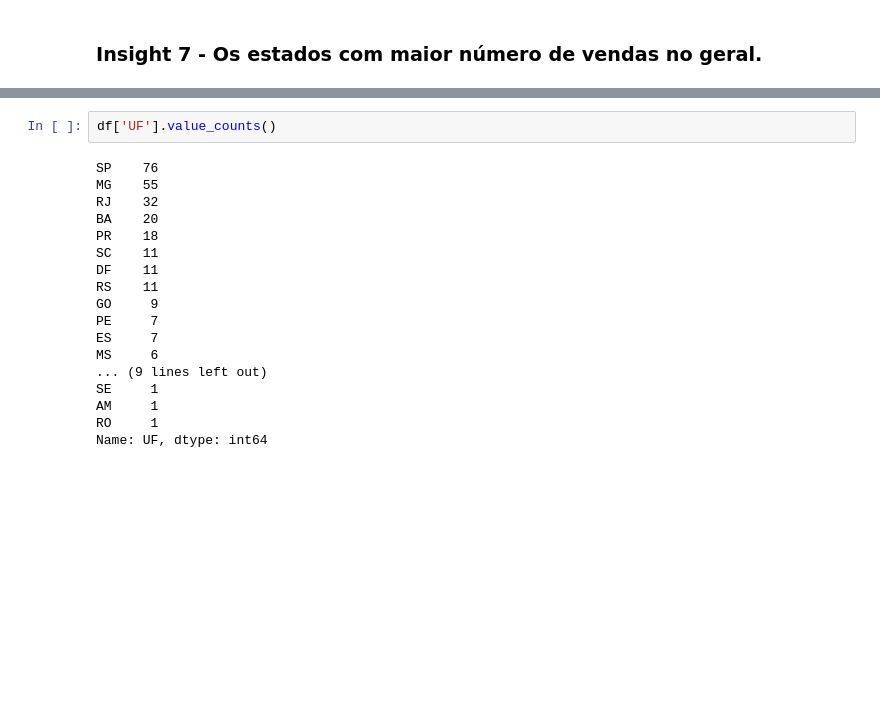
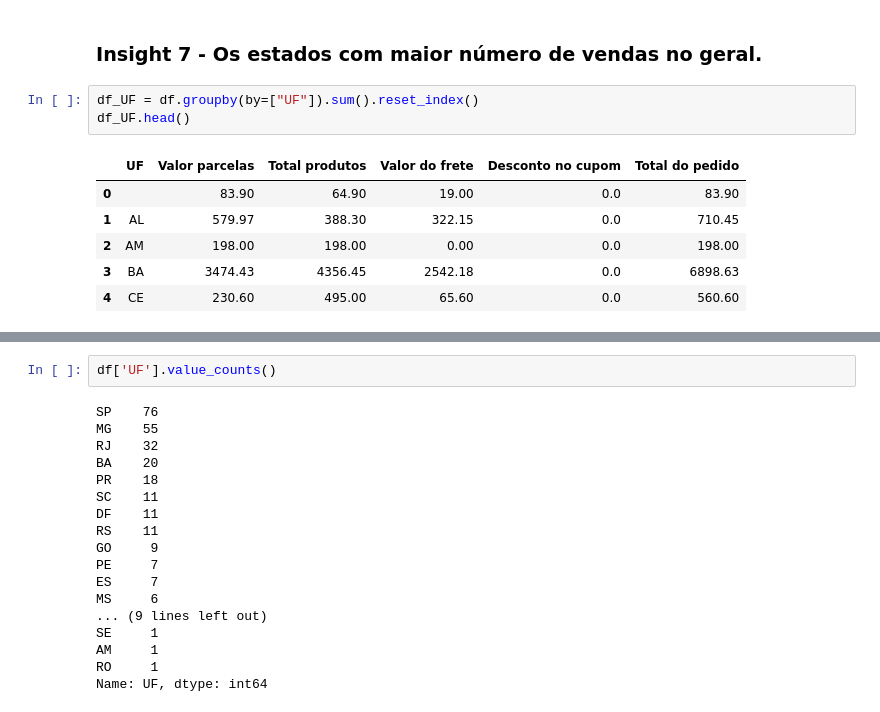
Before and after one commit to michelprosite/Projeto_DM, a Jupyter notebook: scraper.ipynb, the cells around one changed output, grey strips where cells are left out. Saved outputs shown, nothing was run; the diff lists cells and outputs as text; blank space fills up the shorter version.

```diff
--- a/scraper.ipynb
+++ b/scraper.ipynb
@@ -294,3 +295,13 @@ Dracena                     1
 Name: Cidade, dtype: int64
 # %% [markdown]
 ### Insight 7 - Os estados com maior número de vendas no geral.
+# %%
+df_UF = df.groupby(by=["UF"]).sum().reset_index()
+df_UF.head()
+# %% [output]
+|  | UF | Valor parcelas | Total produtos | Valor do frete | Desconto no cupom | Total do pedido |
+| 0 |  | 83.90 | 64.90 | 19.00 | 0.0 | 83.90 |
+| 1 | AL | 579.97 | 388.30 | 322.15 | 0.0 | 710.45 |
+| 2 | AM | 198.00 | 198.00 | 0.00 | 0.0 | 198.00 |
+| 3 | BA | 3474.43 | 4356.45 | 2542.18 | 0.0 | 6898.63 |
+| 4 | CE | 230.60 | 495.00 | 65.60 | 0.0 | 560.60 |
```
Also changed, not shown: parts of 3 cells of this notebook.
